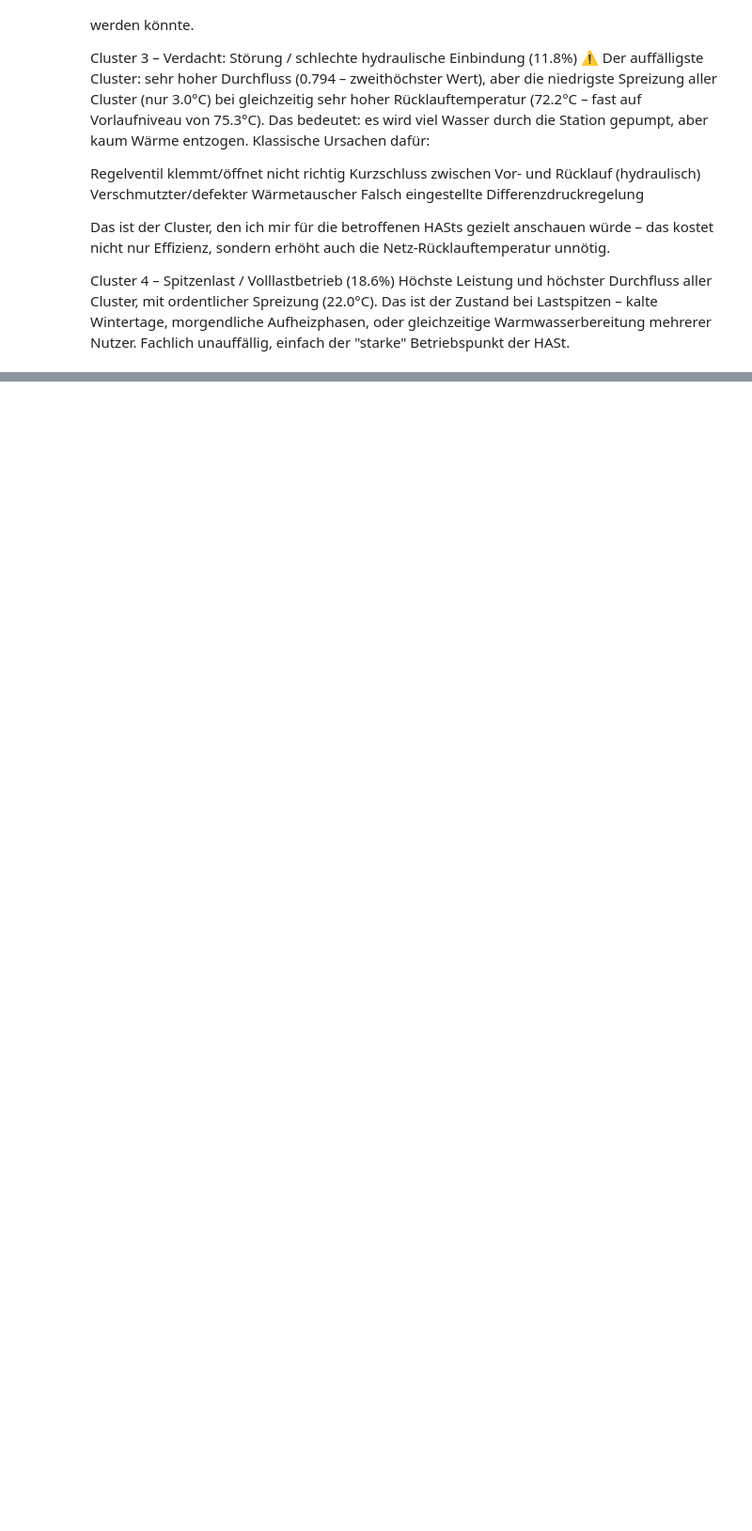
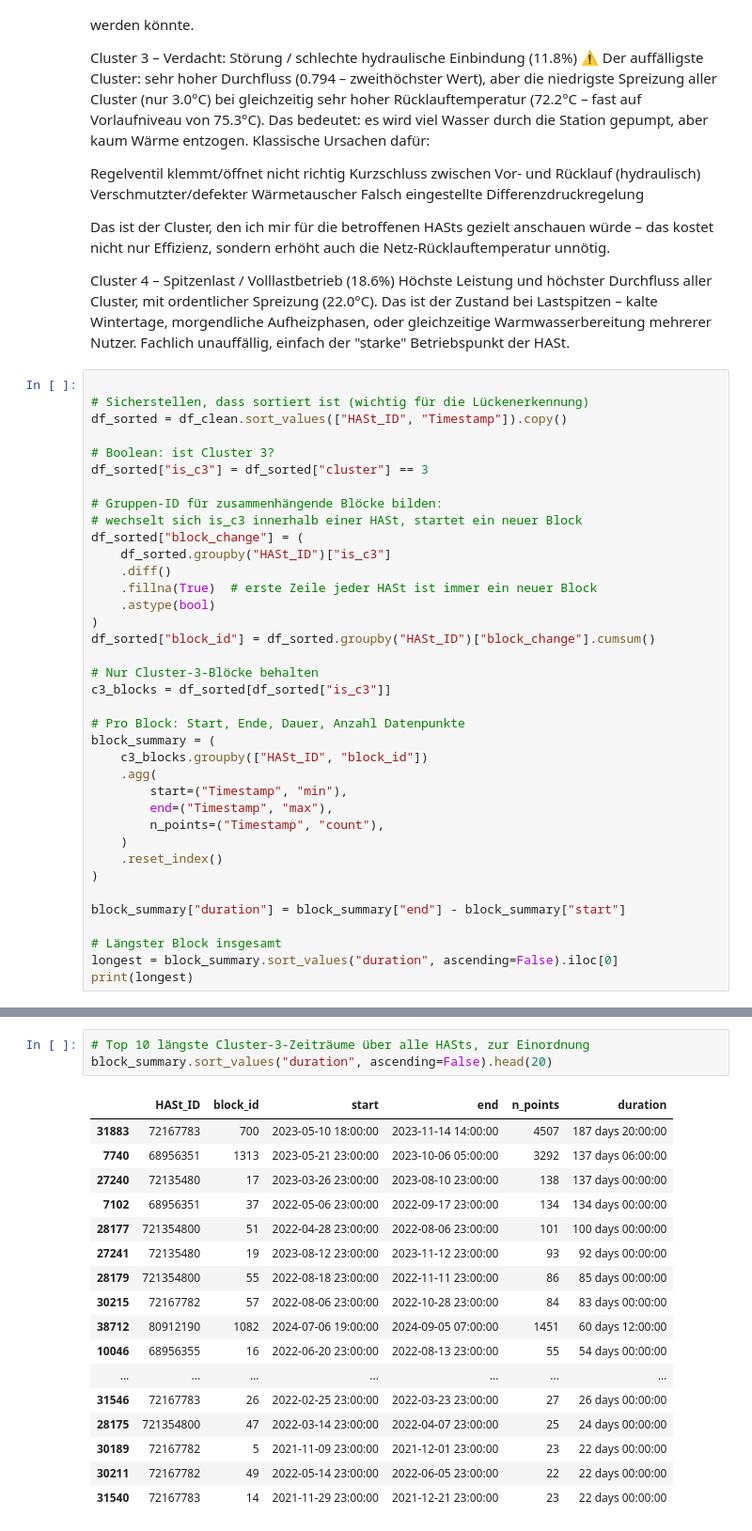
Before and after one commit to ivelinayna/projektseminar, a Jupyter notebook: notebooks/04_kmeans_operatingConditions.ipynb, the cells around one changed output, grey strips where cells are left out. Shown at 94% size. Cells and saved outputs as stored; diff of their text form; blank space fills up the shorter version.

```diff
--- a/notebooks/04_kmeans_operatingConditions.ipynb
+++ b/notebooks/04_kmeans_operatingConditions.ipynb
@@ -366,3 +368,40 @@ Das ist der Cluster, den ich mir für die betroffenen HASts gezielt anschauen w
 
 Cluster 4 – Spitzenlast / Volllastbetrieb (18.6%)
 Höchste Leistung und höchster Durchfluss aller Cluster, mit ordentlicher Spreizung (22.0°C). Das ist der Zustand bei Lastspitzen – kalte Wintertage, morgendliche Aufheizphasen, oder gleichzeitige Warmwasserbereitung mehrerer Nutzer. Fachlich unauffällig, einfach der "starke" Betriebspunkt der HASt.
+# %%
+
+# Sicherstellen, dass sortiert ist (wichtig für die Lückenerkennung)
+df_sorted = df_clean.sort_values(["HASt_ID", "Timestamp"]).copy()
+
+# Boolean: ist Cluster 3?
+df_sorted["is_c3"] = df_sorted["cluster"] == 3
+
+# Gruppen-ID für zusammenhängende Blöcke bilden:
+# wechselt sich is_c3 innerhalb einer HASt, startet ein neuer Block
+df_sorted["block_change"] = (
+    df_sorted.groupby("HASt_ID")["is_c3"]
+    .diff()
+    .fillna(True)  # erste Zeile jeder HASt ist immer ein neuer Block
+    .astype(bool)
+)
+df_sorted["block_id"] = df_sorted.groupby("HASt_ID")["block_change"].cumsum()
+
+# Nur Cluster-3-Blöcke behalten
+c3_blocks = df_sorted[df_sorted["is_c3"]]
+
+# Pro Block: Start, Ende, Dauer, Anzahl Datenpunkte
+block_summary = (
+    c3_blocks.groupby(["HASt_ID", "block_id"])
+    .agg(
+        start=("Timestamp", "min"),
+        end=("Timestamp", "max"),
+        n_points=("Timestamp", "count"),
+    )
+    .reset_index()
+)
+
+block_summary["duration"] = block_summary["end"] - block_summary["start"]
+
+# Längster Block insgesamt
+longest = block_summary.sort_values("duration", ascending=False).iloc[0]
+print(longest)
@@ -368,0 +416,21 @@ Höchste Leistung und höchster Durchfluss aller Cluster, mit ordentlicher Sprei
+# %%
+# Top 10 längste Cluster-3-Zeiträume über alle HASts, zur Einordnung
+block_summary.sort_values("duration", ascending=False).head(20)
+# %% [output]
+|  | HASt_ID | block_id | start | end | n_points | duration |
+| 31883 | 72167783 | 700 | 2023-05-10 18:00:00 | 2023-11-14 14:00:00 | 4507 | 187 days 20:00:00 |
+| 7740 | 68956351 | 1313 | 2023-05-21 23:00:00 | 2023-10-06 05:00:00 | 3292 | 137 days 06:00:00 |
+| 27240 | 72135480 | 17 | 2023-03-26 23:00:00 | 2023-08-10 23:00:00 | 138 | 137 days 00:00:00 |
+| 7102 | 68956351 | 37 | 2022-05-06 23:00:00 | 2022-09-17 23:00:00 | 134 | 134 days 00:00:00 |
+| 28177 | 721354800 | 51 | 2022-04-28 23:00:00 | 2022-08-06 23:00:00 | 101 | 100 days 00:00:00 |
+| 27241 | 72135480 | 19 | 2023-08-12 23:00:00 | 2023-11-12 23:00:00 | 93 | 92 days 00:00:00 |
+| 28179 | 721354800 | 55 | 2022-08-18 23:00:00 | 2022-11-11 23:00:00 | 86 | 85 days 00:00:00 |
+| 30215 | 72167782 | 57 | 2022-08-06 23:00:00 | 2022-10-28 23:00:00 | 84 | 83 days 00:00:00 |
+| 38712 | 80912190 | 1082 | 2024-07-06 19:00:00 | 2024-09-05 07:00:00 | 1451 | 60 days 12:00:00 |
+| 10046 | 68956355 | 16 | 2022-06-20 23:00:00 | 2022-08-13 23:00:00 | 55 | 54 days 00:00:00 |
+| ... | ... | ... | ... | ... | ... | ... |
+| 31546 | 72167783 | 26 | 2022-02-25 23:00:00 | 2022-03-23 23:00:00 | 27 | 26 days 00:00:00 |
+| 28175 | 721354800 | 47 | 2022-03-14 23:00:00 | 2022-04-07 23:00:00 | 25 | 24 days 00:00:00 |
+| 30189 | 72167782 | 5 | 2021-11-09 23:00:00 | 2021-12-01 23:00:00 | 23 | 22 days 00:00:00 |
+| 30211 | 72167782 | 49 | 2022-05-14 23:00:00 | 2022-06-05 23:00:00 | 22 | 22 days 00:00:00 |
+| 31540 | 72167783 | 14 | 2021-11-29 23:00:00 | 2021-12-21 23:00:00 | 23 | 22 days 00:00:00 |
```
Also changed, not shown: parts of 13 cells of this notebook.
